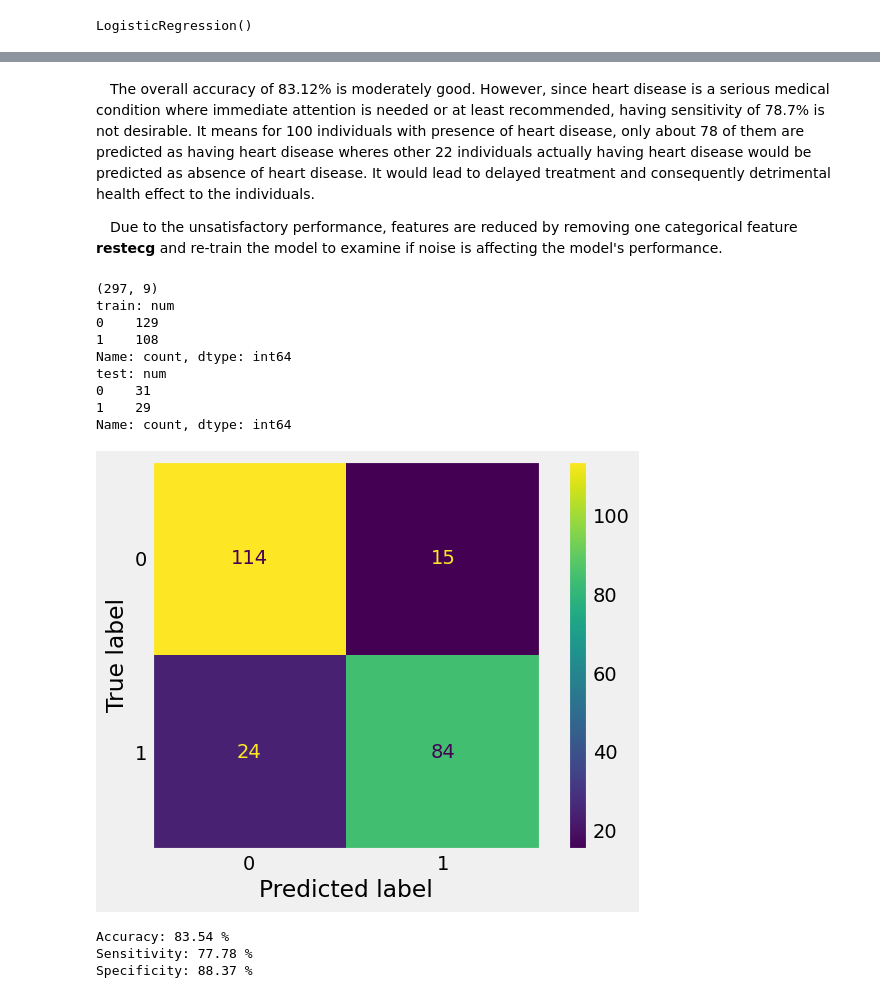
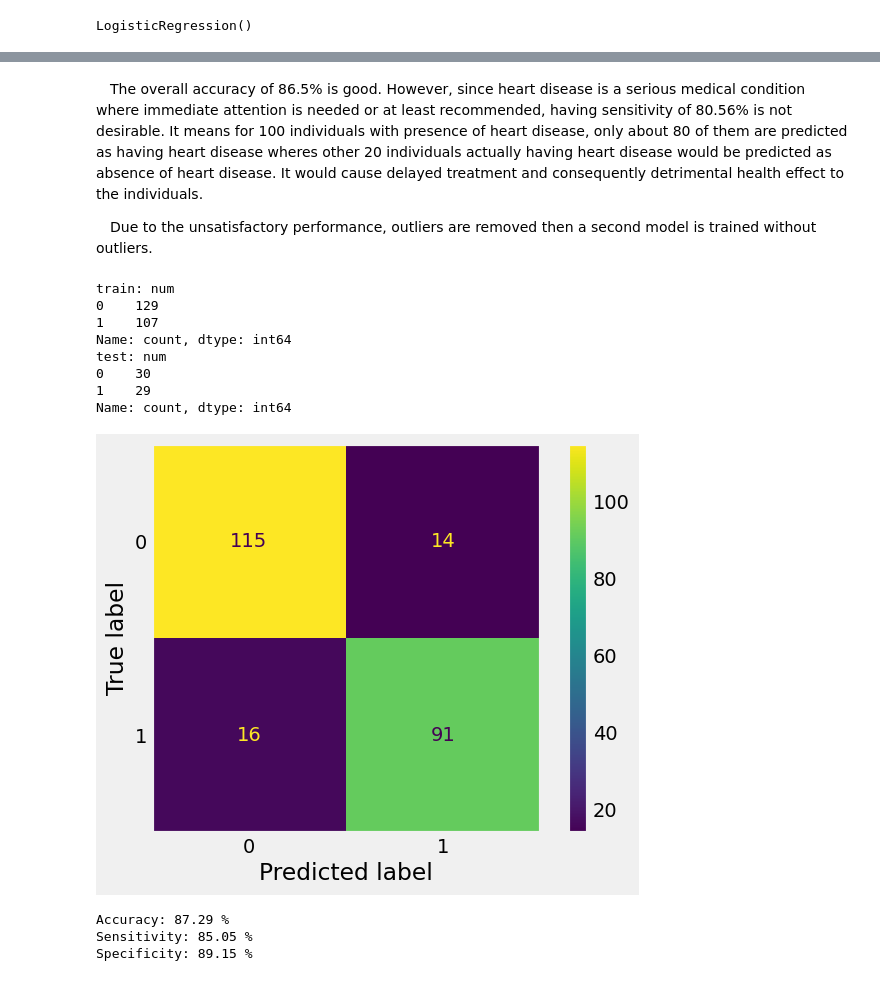
Before and after one commit to moscmh/heartdisease_by_logisticregression, a Jupyter notebook: heart.ipynb, the cells around one changed output, grey strips where cells are left out. Drawn from its saved outputs; the diff is of its cells as text; code cells hidden in the pictures.

Commit message:
Saturated model trained.

```diff
--- a/heart.ipynb
+++ b/heart.ipynb
@@ -358,40 +348,41 @@ Specificity: 85.27 %
 # %% [markdown]
-&emsp;The overall accuracy of 83.12% is moderately good. However, since heart disease is a serious medical condition where immediate attention is needed or at least recommended, having sensitivity of 78.7% is not desirable. It means for 100 individuals with presence of heart disease, only about 78 of them are predicted as having heart disease wheres other 22 individuals actually having heart disease would be predicted as absence of heart disease. It would lead to delayed treatment and consequently detrimental health effect to the individuals.
+&emsp;The overall accuracy of 86.5% is good. However, since heart disease is a serious medical condition where immediate attention is needed or at least recommended, having sensitivity of 80.56% is not desirable. It means for 100 individuals with presence of heart disease, only about 80 of them are predicted as having heart disease wheres other 20 individuals actually having heart disease would be predicted as absence of heart disease. It would cause delayed treatment and consequently detrimental health effect to the individuals.
 
-&emsp;Due to the unsatisfactory performance, features are reduced by removing one categorical feature **restecg** and re-train the model to examine if noise is affecting the model's performance.
+&emsp;Due to the unsatisfactory performance, outliers are removed then a second model is trained without outliers.
 # %%
 # New categorical set
-cat_dummies = pd.get_dummies(X[['ca', 'exang', 'thal', 'sex']], columns=['ca', 'exang', 'thal', 'sex'], drop_first=True, dtype=int)
+cats = ['ca', 'exang', 'thal', 'sex', 'restecg', 'cp', 'slope', 'fbs']
+cat_dummies = pd.get_dummies(X[cats], columns=cats, drop_first=True, dtype=int)
 cat_dummies.head(2)
 # Combine numeric and categorical features into final X
-nums = num_trans[['thalach','oldpeak']]
-X_all = pd.concat([nums, cat_dummies], axis=1)
-print(X_all.shape)
-X_all.head(2)
+X_all = pd.concat([num_trans, cat_dummies], axis=1)
+X_all_out = X_all[ ((np.abs(X_all['trestbps']) - X_all['trestbps'].mean()) <= (X_all['trestbps'].std() * 3)) & ((np.abs(X_all['chol']) - X_all['chol'].mean()) <= (X_all['chol'].std() * 3)) ]
+indexes = X_all[ ~(((np.abs(X_all['trestbps']) - X_all['trestbps'].mean()) <= (X_all['trestbps'].std() * 3)) & ((np.abs(X_all['chol']) - X_all['chol'].mean()) <= (X_all['chol'].std() * 3))) ].index
+y_out = y.drop(index=indexes)
+
 # Training and testing sets
-X_train, X_test, y_train, y_test = train_test_split(X_all, y, test_size=.2, random_state=4)
+X_train, X_test, y_train, y_test = train_test_split(X_all_out, y_out, test_size=.2, random_state=4)
 print("train:", y_train.value_counts())
 print("test:", y_test.value_counts())
 # Normalize numeric features
 mscaler = MinMaxScaler()
 X_train_scaled = pd.DataFrame(mscaler.fit_transform(X_train), columns=X_train.columns)
 X_test_scaled = pd.DataFrame(mscaler.transform(X_test), columns=X_test.columns)
 # Model fitting using training set without outliers
 lm2 = LogisticRegression()
 lm2.fit(X_train_scaled, y_train)
 # Evaluation for training data
 acc_train2, sens_train2, spec_train2 = metrics(lm2, X_train_scaled, y_train)
 # %% [output]
-(297, 9)
 train: num
 0    129
-1    108
+1    107
 Name: count, dtype: int64
 test: num
-0    31
+0    30
 1    29
 Name: count, dtype: int64
-[figure, old version]
+[figure, new version]
-Accuracy: 83.54 %
-Sensitivity: 77.78 %
-Specificity: 88.37 %
+Accuracy: 87.29 %
+Sensitivity: 85.05 %
+Specificity: 89.15 %
```
Also changed, not shown: parts of 6 cells of this notebook.
